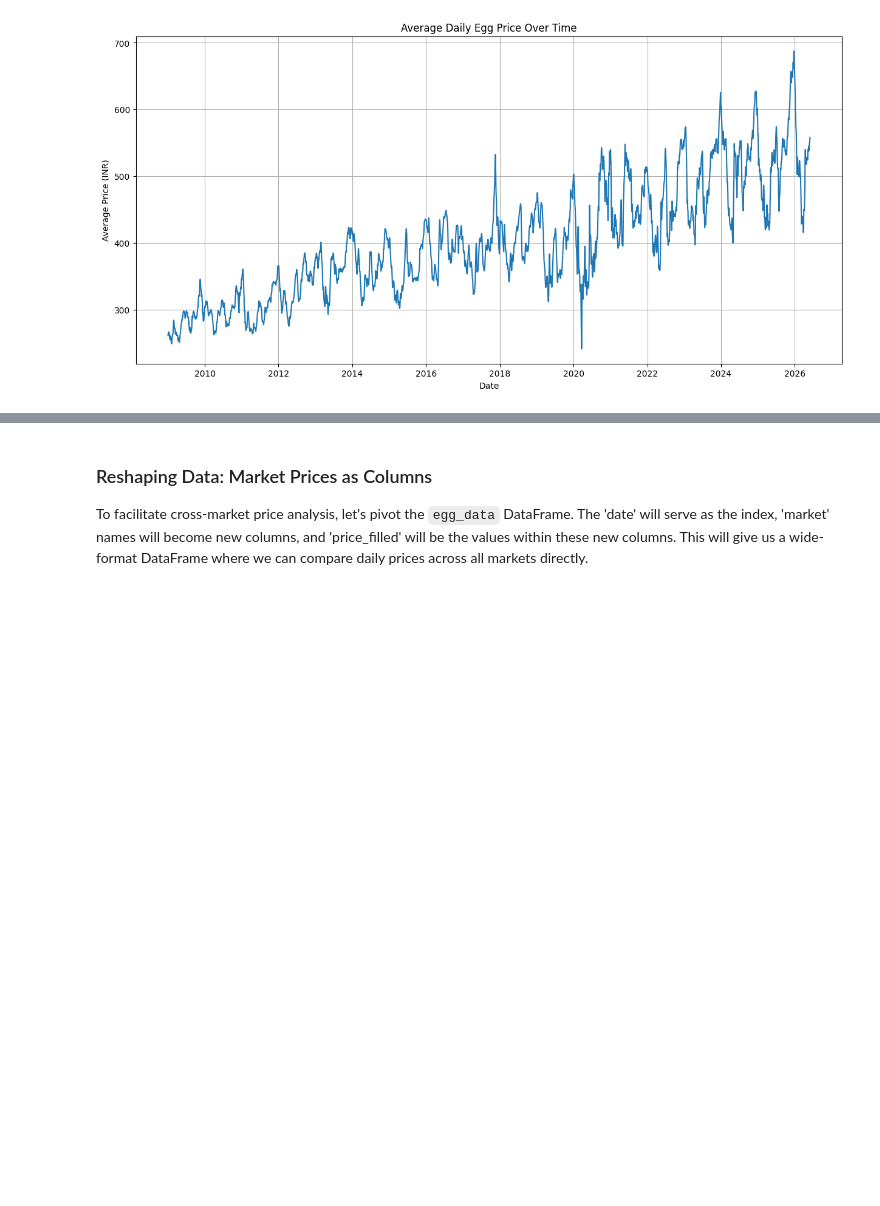
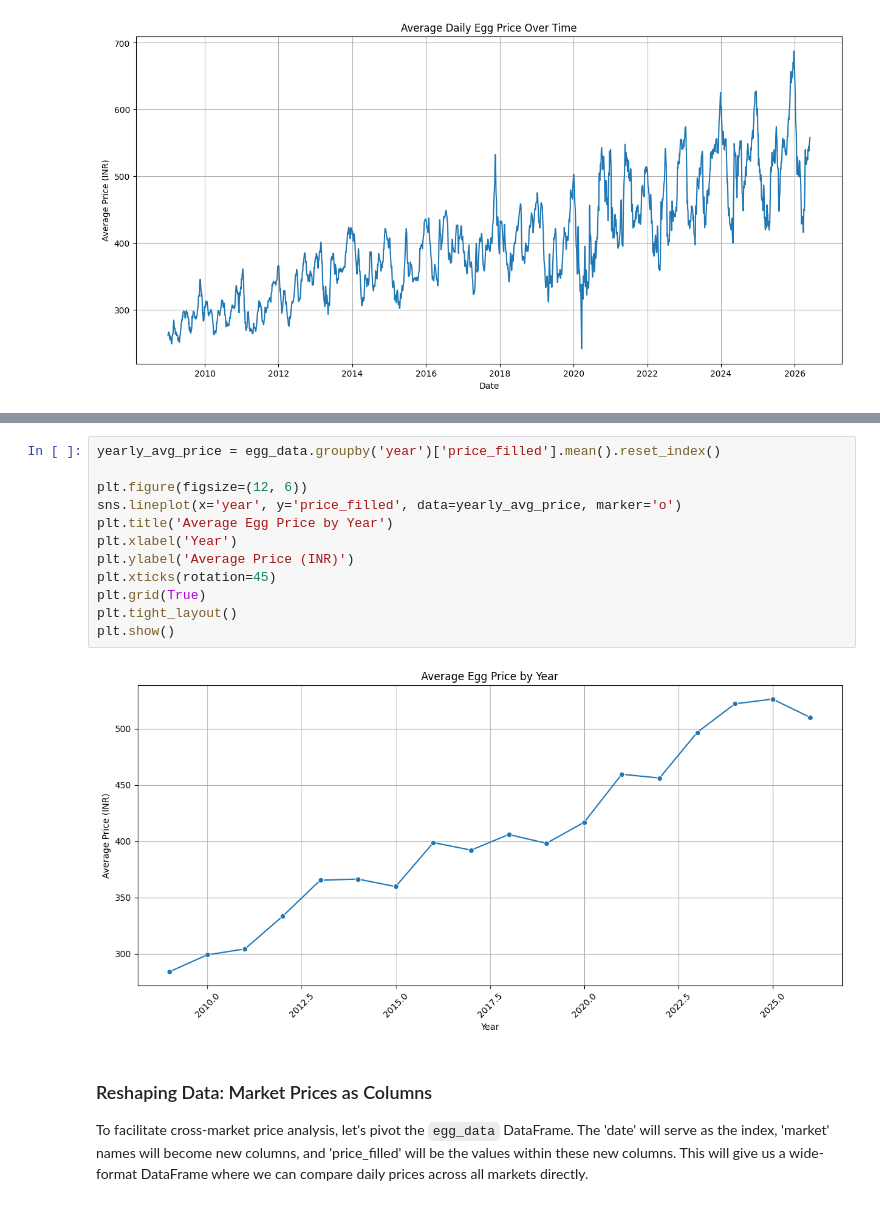
Before and after one commit to shivansh2310/The-Egg-Project, a Jupyter notebook: Egg_data_analysis.ipynb, the cells around one changed output, grey strips where cells are left out. Drawn from its saved outputs; the diff is of its cells as text; blank space fills up the shorter version.

```diff
--- a/Egg_data_analysis.ipynb
+++ b/Egg_data_analysis.ipynb
@@ -130,3 +152,17 @@ plt.show()
+# %%
+yearly_avg_price = egg_data.groupby('year')['price_filled'].mean().reset_index()
+
+plt.figure(figsize=(12, 6))
+sns.lineplot(x='year', y='price_filled', data=yearly_avg_price, marker='o')
+plt.title('Average Egg Price by Year')
+plt.xlabel('Year')
+plt.ylabel('Average Price (INR)')
+plt.xticks(rotation=45)
+plt.grid(True)
+plt.tight_layout()
+plt.show()
+# %% [output]
+[figure, added]
 # %% [markdown]
 ### Reshaping Data: Market Prices as Columns
 To facilitate cross-market price analysis, let's pivot the `egg_data` DataFrame. The 'date' will serve as the index, 'market' names will become new columns, and 'price_filled' will be the values within these new columns. This will give us a wide-format DataFrame where we can compare daily prices across all markets directly.
```
Also changed, not shown: parts of 10 cells of this notebook.
